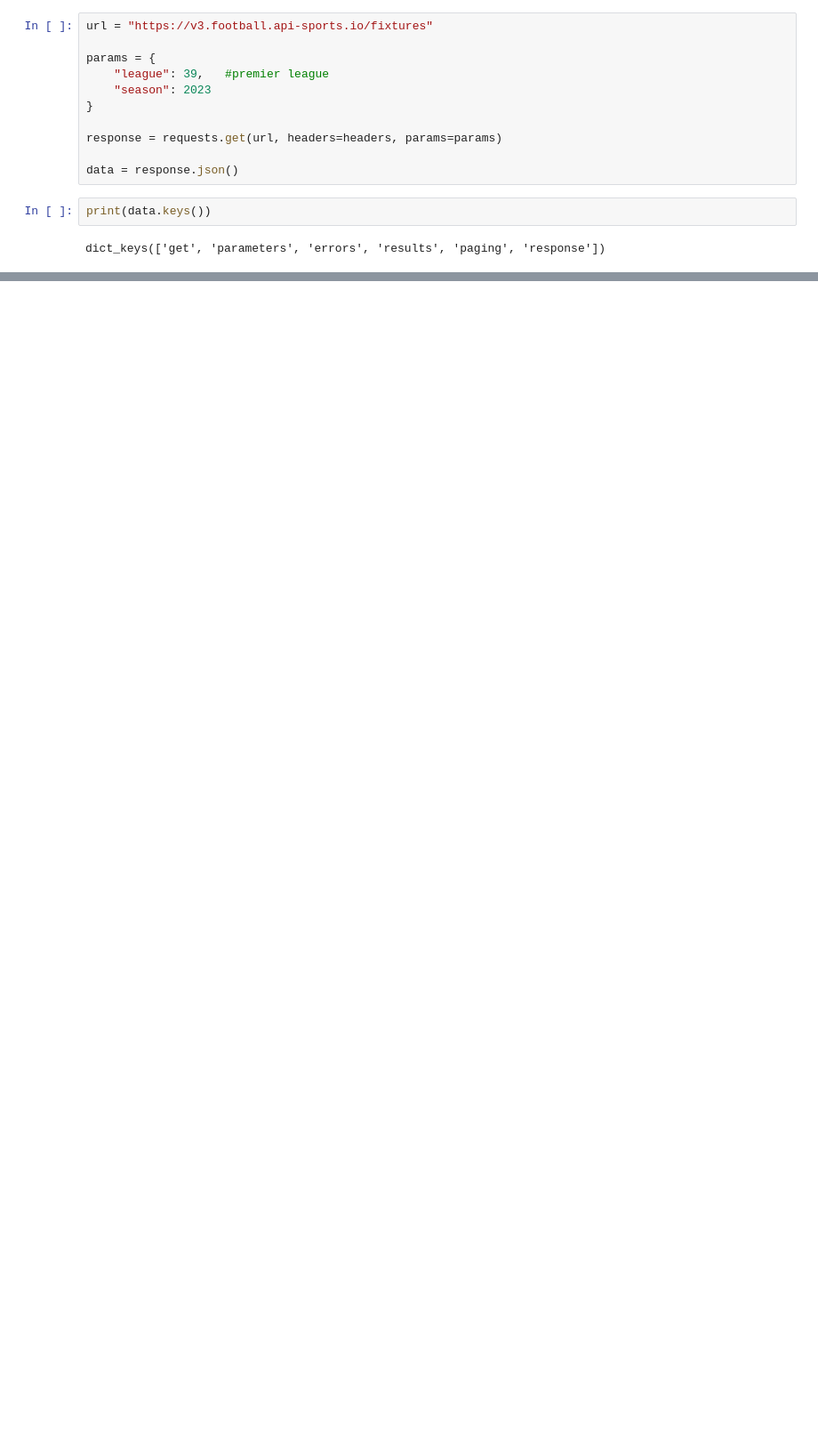
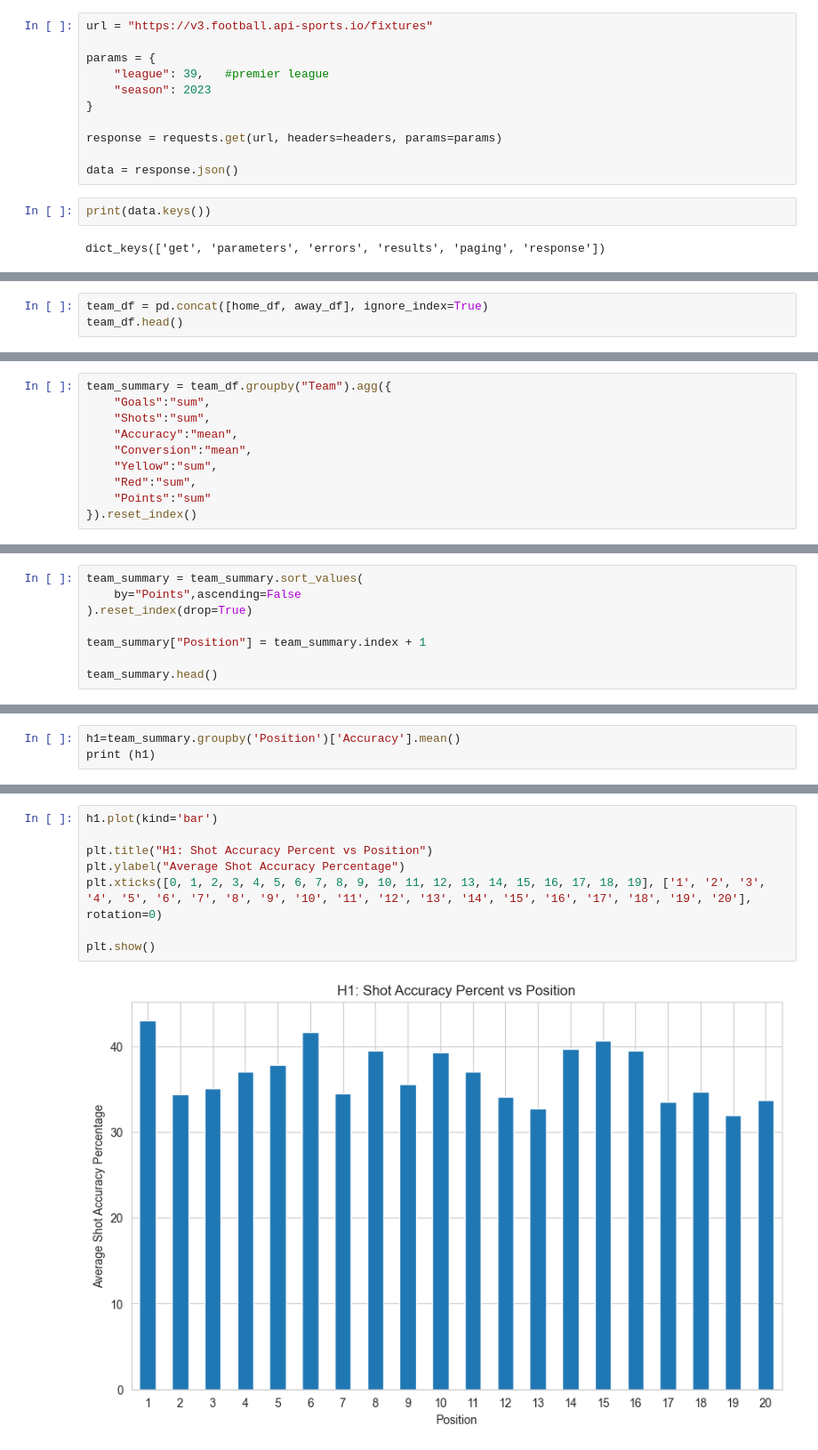
Before and after one commit to radhikaurhekar/projectfootball, a Jupyter notebook: notebooks/football code.ipynb, the cells around one changed output, grey strips where cells are left out. Shown at 89% size. Saved outputs shown, nothing was run; the diff lists cells and outputs as text; blank space fills up the shorter version.

```diff
--- a/notebooks/football code.ipynb
+++ b/notebooks/football code.ipynb
@@ -109,0 +407,3 @@ os.getcwd()
+# %%
+team_df = pd.concat([home_df, away_df], ignore_index=True)
+team_df.head()
@@ -109,0 +431,10 @@ os.getcwd()
+# %%
+team_summary = team_df.groupby("Team").agg({
+    "Goals":"sum",
+    "Shots":"sum",
+    "Accuracy":"mean",
+    "Conversion":"mean",
+    "Yellow":"sum",
+    "Red":"sum",
+    "Points":"sum"
+}).reset_index()
@@ -109,0 +450,8 @@ os.getcwd()
+# %%
+team_summary = team_summary.sort_values(
+    by="Points",ascending=False
+).reset_index(drop=True)
+
+team_summary["Position"] = team_summary.index + 1
+
+team_summary.head()
@@ -109,0 +467,3 @@ os.getcwd()
+# %%
+h1=team_summary.groupby('Position')['Accuracy'].mean()
+print (h1)
@@ -109,0 +488,10 @@ os.getcwd()
+# %%
+h1.plot(kind='bar')
+
+plt.title("H1: Shot Accuracy Percent vs Position")
+plt.ylabel("Average Shot Accuracy Percentage")
+plt.xticks([0, 1, 2, 3, 4, 5, 6, 7, 8, 9, 10, 11, 12, 13, 14, 15, 16, 17, 18, 19], ['1', '2', '3', '4', '5', '6', '7', '8', '9', '10', '11', '12', '13', '14', '15', '16', '17', '18', '19', '20'], rotation=0)
+
+plt.show()
+# %% [output]
+[figure, added]
```
Also changed, not shown: parts of 50 cells of this notebook, 5 other files.
